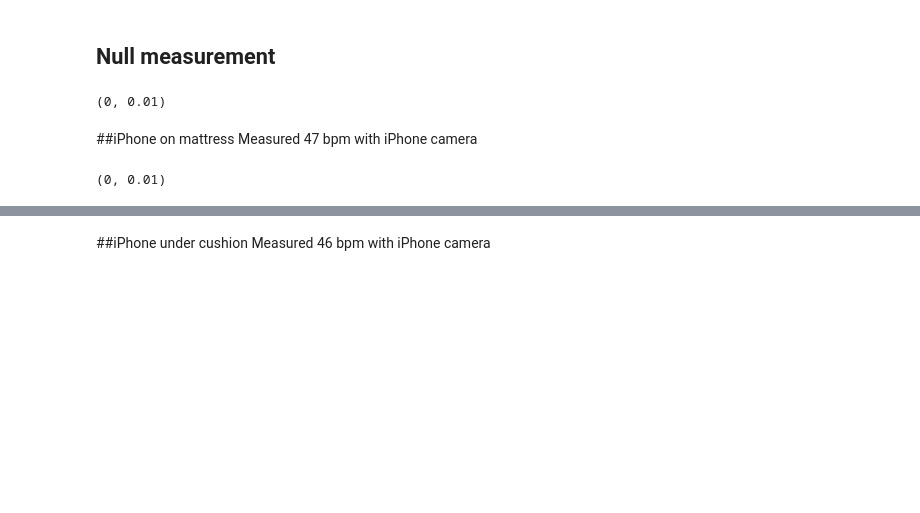
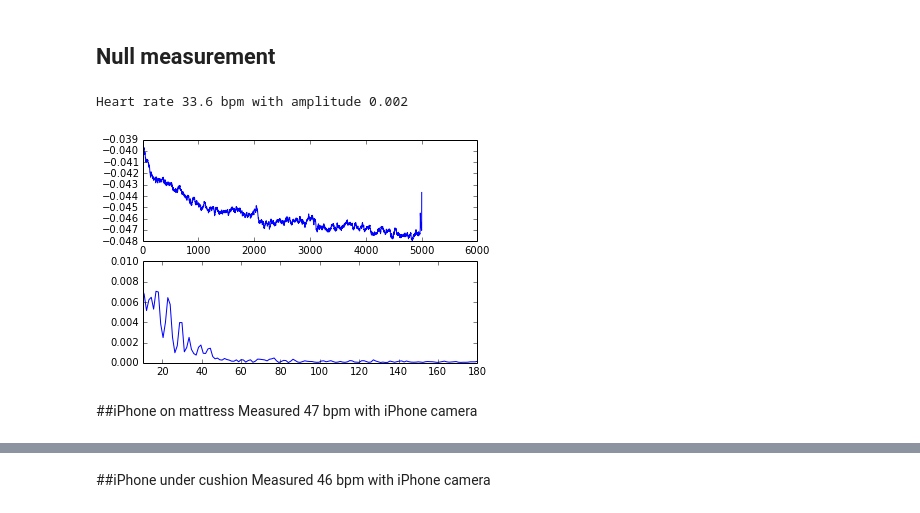
Before and after one commit to pimnijdam/journal, a Jupyter notebook: bed_heartrate_measurement.ipynb, the cells around one changed output, grey strips where cells are left out. Drawn from its saved outputs; the diff is of its cells as text; code cells hidden in the pictures; blank space fills up the shorter version.

```diff
--- a/bed_heartrate_measurement.ipynb
+++ b/bed_heartrate_measurement.ipynb
@@ -47,45 +48,40 @@ def windowed(input, length, overlap=0):
                 begin += length-overlap
                 end = begin + length
         return windows
+# %%
+def showHeartRate(data):
+    inputData = data.motionPitch.values
+    subplot(2,1,1)
+    plot(inputData)
+    subplot(2,1,2)
+    #average the spectrum over all three axis
+    (x,y) = calculateSpectrum(100, data.accelerationZ.values)
+    y = y + calculateSpectrum(100, data.accelerationX.values)[1]
+    y = y + calculateSpectrum(100, data.accelerationY.values)[1]
+    y = y + calculateSpectrum(100, data.motionPitch.values)[1]
+    y = y + calculateSpectrum(100, data.motionRoll.values)[1]
+    y = y / 5.0
+    plot(x[5:]*60,y[5:])
+    xlim (10,180)
+    ylim(0,0.01)
+
+    low = bisect.bisect(x,0.5)
+    high = bisect.bisect(x,3)
+    domain = y[low:high]
+    idx = np.argmax(domain)
+    fundamental = x[low:high][idx]
+    amplitude = y[idx]
+    print "Heart rate {} bpm with amplitude {}".format(round(fundamental * 60,1), round(amplitude, 3))
 # %% [markdown]
 # iPhone
 # %% [markdown]
 ## Null measurement
-# %%
-data = pandas.read_csv('data/iphone_control_mattrass.csv', parse_dates=True, index_col=0)
-y = data.accelerationZ.values
-subplot(2,1,1)
-plot(y)
-subplot(2,1,2)
-(x,y) = calculateSpectrum(100, data.accelerationZ.values)
-y = y + calculateSpectrum(100, data.accelerationX.values)[1]
-y = y + calculateSpectrum(100, data.accelerationY.values)[1]
-y = y + calculateSpectrum(100, data.motionPitch.values)[1]
-y = y + calculateSpectrum(100, data.motionRoll.values)[1]
-y = y / 5.0
-plot(x[5:]*60,y[5:])
-xlim (10,180)
-ylim(0,0.01)
-# %% [output]
-(0, 0.01)
+# %%
+data = pandas.read_csv('data/iphone_control_mattrass.csv', parse_dates=True, index_col=0)
+showHeartRate(data)
+# %% [output]
+Heart rate 33.6 bpm with amplitude 0.002
+[figure, added]
 # %% [markdown]
 ##iPhone on mattress
 Measured 47 bpm with iPhone camera
-# %%
-data = pandas.read_csv('data/iphone_on_mattrass.csv', parse_dates=True, index_col=0)
-inputData = data.motionPitch.values
-subplot(2,1,1)
-plot(inputData)
-subplot(2,1,2)
-#average the spectrum over all three axis
-(x,y) = calculateSpectrum(100, data.accelerationZ.values)
-y = y + calculateSpectrum(100, data.accelerationX.values)[1]
-y = y + calculateSpectrum(100, data.accelerationY.values)[1]
-y = y + calculateSpectrum(100, data.motionPitch.values)[1]
-y = y + calculateSpectrum(100, data.motionRoll.values)[1]
-y = y / 5.0
-plot(x[5:]*60,y[5:])
-xlim (10,180)
-ylim(0,0.01)
-# %% [output]
-(0, 0.01)
```
Also changed, not shown: parts of 6 cells of this notebook, 1 other file.
